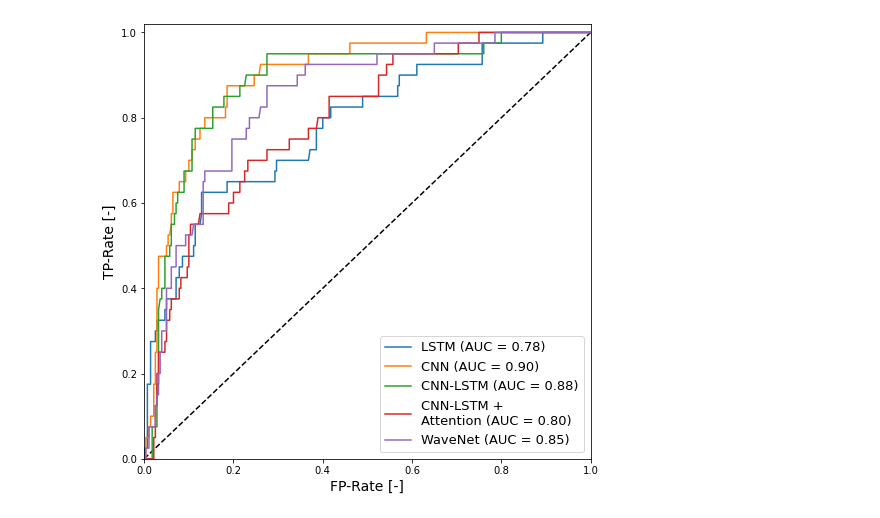
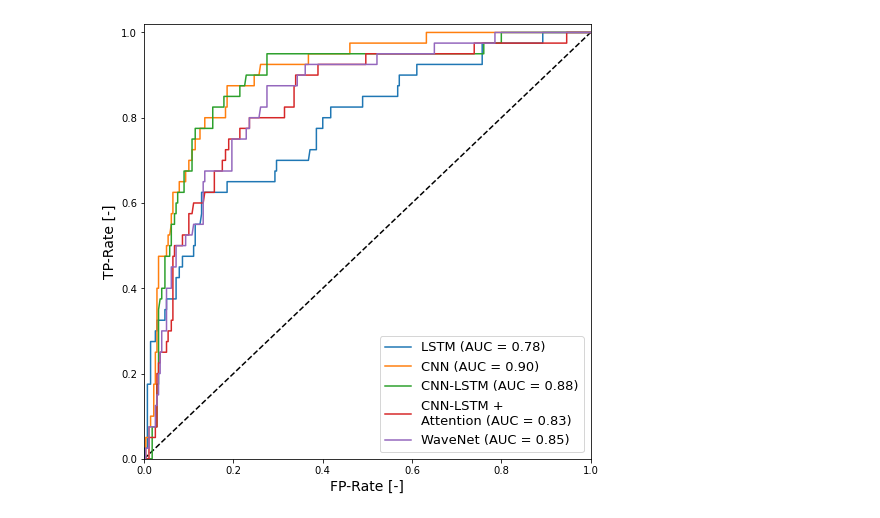
Before and after one commit to dmholtz/deep-anomaly-detection, a Jupyter notebook: figures/roc_curve.ipynb, the cells around one changed output. Drawn from its saved outputs; the diff is of its cells as text; code cells hidden in the pictures.

Commit message:
update figures to match the latest results

```diff
--- a/figures/roc_curve.ipynb
+++ b/figures/roc_curve.ipynb
@@ -7,35 +7,35 @@ TPR = {
     "LSTM": [0.0,0.025,0.025,0.175,0.175,0.275,0.275,0.3,0.3,0.325,0.325,0.325,0.325,0.35,0.35,0.375,0.375,0.425,0.425,0.45,0.45,0.475,0.475,0.5,0.5,0.55,0.55,0.575,0.625,0.625,0.65,0.65,0.675,0.675,0.7,0.7,0.725,0.725,0.775,0.775,0.8,0.8,0.825,0.825,0.85,0.85,0.875,0.875,0.9,0.9,0.925,0.925,0.925,0.925,0.925,0.925,0.975,0.975,0.975,0.975,0.975,0.975,1.0,1.0,1.0,1.0,1.0,1.0,],
     "CNN": [0.0,0.0,0.05,0.05,0.075,0.075,0.1,0.1,0.175,0.175,0.25,0.25,0.275,0.325,0.4,0.4,0.475,0.475,0.5,0.5,0.525,0.525,0.55,0.575,0.575,0.625,0.625,0.65,0.65,0.675,0.675,0.7,0.7,0.725,0.725,0.75,0.75,0.775,0.775,0.8,0.8,0.825,0.825,0.875,0.875,0.875,0.875,0.9,0.9,0.925,0.925,0.95,0.95,0.975,0.975,0.975,0.975,1.0,1.0,1.0,1.0,1.0,1.0,1.0,1.0,1.0,1.0,1.0,1.0,],
     "CNN-LSTM": [0.0,0.0,0.0,0.075,0.075,0.175,0.175,0.35,0.375,0.375,0.4,0.4,0.475,0.475,0.5,0.5,0.55,0.55,0.575,0.575,0.6,0.6,0.625,0.625,0.625,0.675,0.675,0.75,0.75,0.775,0.775,0.825,0.825,0.85,0.85,0.875,0.875,0.9,0.9,0.95,0.95,0.95,0.95,0.95,0.95,0.95,0.95,0.975,0.975,1.0,1.0,1.0,1.0,1.0,1.0,1.0,],
-    "CNN-LSTM + \nAttention": [0.0,0.0,0.0,0.05,0.05,0.125,0.125,0.2,0.2,0.25,0.25,0.275,0.275,0.325,0.325,0.35,0.35,0.375,0.375,0.375,0.4,0.4,0.425,0.425,0.45,0.45,0.525,0.525,0.55,0.55,0.575,0.575,0.6,0.6,0.625,0.625,0.65,0.65,0.675,0.675,0.7,0.7,0.725,0.725,0.75,0.75,0.775,0.775,0.8,0.8,0.85,0.85,0.9,0.9,0.925,0.925,0.95,0.95,0.95,0.95,0.95,0.95,0.975,0.975,0.975,0.975,1.0,1.0,1.0,1.0,1.0,1.0,1.0,1.0,],
+    "CNN-LSTM + \nAttention": [0.0,0.0,0.0,0.05,0.05,0.075,0.075,0.2,0.2,0.225,0.225,0.25,0.25,0.275,0.275,0.3,0.3,0.325,0.325,0.425,0.475,0.475,0.5,0.5,0.525,0.525,0.525,0.575,0.575,0.6,0.6,0.625,0.625,0.675,0.675,0.7,0.7,0.725,0.725,0.75,0.75,0.775,0.775,0.8,0.8,0.825,0.825,0.875,0.875,0.9,0.9,0.925,0.925,0.925,0.925,0.95,0.95,0.95,0.95,0.975,0.975,0.975,0.975,0.975,0.975,0.975,1.0,1.0,],
     "WaveNet": [0.0,0.0,0.025,0.025,0.075,0.075,0.125,0.125,0.15,0.15,0.2,0.2,0.25,0.25,0.3,0.3,0.4,0.4,0.45,0.45,0.5,0.5,0.525,0.525,0.55,0.55,0.6,0.65,0.65,0.675,0.675,0.675,0.75,0.75,0.775,0.775,0.8,0.8,0.825,0.825,0.875,0.875,0.875,0.875,0.9,0.9,0.925,0.925,0.925,0.925,0.925,0.925,0.925,0.925,0.95,0.95,0.975,0.975,1.0,1.0,1.0,1.0,1.0,1.0,],
 }
 FPR = {
     "LSTM": [0.0,0.0,0.007142857142857143,0.007142857142857143,0.014285714285714285,0.014285714285714285,0.025,0.025,0.02857142857142857,0.02857142857142857,0.03571428571428571,0.04285714285714286,0.04642857142857143,0.04642857142857143,0.05,0.05,0.07142857142857142,0.07142857142857142,0.07857142857142857,0.07857142857142857,0.08571428571428572,0.08571428571428572,0.11071428571428571,0.11071428571428571,0.11428571428571428,0.11428571428571428,0.125,0.12857142857142856,0.12857142857142856,0.18571428571428572,0.18571428571428572,0.29285714285714287,0.29285714285714287,0.29642857142857143,0.29642857142857143,0.3678571428571429,0.37142857142857144,0.38571428571428573,0.38571428571428573,0.4,0.4,0.41785714285714287,0.41785714285714287,0.48928571428571427,0.48928571428571427,0.5678571428571428,0.5678571428571428,0.5714285714285714,0.5714285714285714,0.6107142857142858,0.6107142857142858,0.6392857142857142,0.6464285714285715,0.6678571428571428,0.675,0.7571428571428571,0.7571428571428571,0.8392857142857143,0.8464285714285714,0.875,0.8821428571428571,0.8928571428571429,0.8928571428571429,0.9214285714285714,0.9285714285714286,0.9892857142857143,0.9964285714285714,1.0,],
     "CNN": [0.0,0.0035714285714285713,0.0035714285714285713,0.010714285714285714,0.010714285714285714,0.014285714285714285,0.014285714285714285,0.02142857142857143,0.02142857142857143,0.025,0.025,0.02857142857142857,0.02857142857142857,0.02857142857142857,0.02857142857142857,0.03214285714285714,0.03214285714285714,0.05,0.05,0.05357142857142857,0.05357142857142857,0.05714285714285714,0.060714285714285714,0.060714285714285714,0.06428571428571428,0.06428571428571428,0.07857142857142857,0.07857142857142857,0.09285714285714286,0.09285714285714286,0.1,0.1,0.10714285714285714,0.10714285714285714,0.11428571428571428,0.11428571428571428,0.125,0.125,0.1357142857142857,0.1357142857142857,0.18214285714285713,0.18214285714285713,0.18571428571428572,0.18571428571428572,0.20714285714285716,0.21428571428571427,0.24642857142857144,0.24642857142857144,0.2571428571428571,0.26071428571428573,0.3678571428571429,0.3678571428571429,0.4607142857142857,0.4607142857142857,0.5285714285714286,0.5357142857142857,0.6321428571428571,0.6321428571428571,0.6714285714285714,0.6785714285714286,0.7392857142857143,0.7464285714285714,0.7571428571428571,0.7642857142857142,0.775,0.7821428571428571,0.9321428571428572,0.9392857142857143,1.0,],
     "CNN-LSTM": [0.0,0.0035714285714285713,0.017857142857142856,0.017857142857142856,0.02857142857142857,0.02857142857142857,0.03214285714285714,0.03214285714285714,0.03571428571428571,0.039285714285714285,0.039285714285714285,0.04642857142857143,0.04642857142857143,0.05714285714285714,0.05714285714285714,0.060714285714285714,0.060714285714285714,0.06785714285714285,0.06785714285714285,0.07142857142857142,0.07142857142857142,0.075,0.075,0.08214285714285714,0.08928571428571429,0.08928571428571429,0.10714285714285714,0.10714285714285714,0.11428571428571428,0.11428571428571428,0.15357142857142858,0.15357142857142858,0.17857142857142858,0.17857142857142858,0.21428571428571427,0.21428571428571427,0.225,0.22857142857142856,0.275,0.275,0.3535714285714286,0.3607142857142857,0.7107142857142857,0.7178571428571429,0.7464285714285714,0.7535714285714286,0.7607142857142857,0.7607142857142857,0.8,0.8,0.8071428571428572,0.925,0.9321428571428572,0.9678571428571429,0.975,1.0,],
-    "CNN-LSTM + \nAttention": [0.0,0.0035714285714285713,0.02142857142857143,0.02142857142857143,0.025,0.025,0.02857142857142857,0.02857142857142857,0.03214285714285714,0.03214285714285714,0.04642857142857143,0.04642857142857143,0.05,0.05,0.05714285714285714,0.05714285714285714,0.060714285714285714,0.060714285714285714,0.06785714285714285,0.07857142857142857,0.07857142857142857,0.08214285714285714,0.08214285714285714,0.09642857142857143,0.09642857142857143,0.1,0.1,0.10357142857142858,0.10357142857142858,0.12142857142857143,0.125,0.18928571428571428,0.18928571428571428,0.2,0.2,0.21428571428571427,0.21428571428571427,0.225,0.225,0.23214285714285715,0.23214285714285715,0.275,0.275,0.325,0.325,0.3678571428571429,0.3678571428571429,0.38571428571428573,0.3892857142857143,0.4142857142857143,0.4142857142857143,0.525,0.525,0.5428571428571428,0.5428571428571428,0.5571428571428572,0.5571428571428572,0.6285714285714286,0.6357142857142857,0.6892857142857143,0.6964285714285714,0.7035714285714286,0.7035714285714286,0.7107142857142857,0.7178571428571429,0.75,0.75,0.8964285714285715,0.9035714285714286,0.95,0.9571428571428572,0.975,0.9821428571428571,1.0,],
+    "CNN-LSTM + \nAttention": [0.0,0.0035714285714285713,0.010714285714285714,0.010714285714285714,0.025,0.025,0.02857142857142857,0.02857142857142857,0.03214285714285714,0.03214285714285714,0.03571428571428571,0.03571428571428571,0.05,0.05,0.05357142857142857,0.05357142857142857,0.060714285714285714,0.060714285714285714,0.06428571428571428,0.06428571428571428,0.06428571428571428,0.06785714285714285,0.06785714285714285,0.08571428571428572,0.08571428571428572,0.09285714285714286,0.1,0.1,0.10714285714285714,0.11071428571428571,0.13214285714285715,0.1357142857142857,0.15714285714285714,0.15714285714285714,0.175,0.175,0.18214285714285713,0.18214285714285713,0.18928571428571428,0.18928571428571428,0.21428571428571427,0.21428571428571427,0.2357142857142857,0.2357142857142857,0.3142857142857143,0.3142857142857143,0.3357142857142857,0.3357142857142857,0.3392857142857143,0.3392857142857143,0.3892857142857143,0.3892857142857143,0.45714285714285713,0.4642857142857143,0.49642857142857144,0.49642857142857144,0.7142857142857143,0.7214285714285714,0.7392857142857143,0.7392857142857143,0.8035714285714286,0.8107142857142857,0.9142857142857143,0.9285714285714286,0.9392857142857143,0.9464285714285714,0.9464285714285714,1.0,],
     "WaveNet": [0.0,0.0035714285714285713,0.0035714285714285713,0.010714285714285714,0.010714285714285714,0.025,0.025,0.02857142857142857,0.02857142857142857,0.03214285714285714,0.03214285714285714,0.03571428571428571,0.03571428571428571,0.039285714285714285,0.039285714285714285,0.05,0.05,0.060714285714285714,0.060714285714285714,0.07142857142857142,0.07142857142857142,0.09285714285714286,0.09285714285714286,0.10714285714285714,0.11071428571428571,0.13214285714285715,0.13214285714285715,0.13214285714285715,0.1357142857142857,0.1357142857142857,0.18928571428571428,0.19642857142857142,0.19642857142857142,0.22857142857142856,0.22857142857142856,0.2357142857142857,0.2357142857142857,0.2571428571428571,0.26071428571428573,0.275,0.275,0.28214285714285714,0.2892857142857143,0.34285714285714286,0.34285714285714286,0.3607142857142857,0.3607142857142857,0.4357142857142857,0.44285714285714284,0.4857142857142857,0.4928571428571429,0.5071428571428571,0.5142857142857142,0.5214285714285715,0.5214285714285715,0.65,0.65,0.7857142857142857,0.7857142857142857,0.8464285714285714,0.8535714285714285,0.95,0.9571428571428572,1.0,],
 }
 
 fig, ax = plt.subplots(figsize=(8,8))
 ax.plot([0,1],[0,1], '--', color='k')
 
 for key, tpr in TPR.items():
     fpr = FPR[key]
     auc = metrics.auc(fpr, tpr)
     ax.plot(fpr, tpr, label=f'{key} (AUC = {auc:.2f})')
 
 #ax.plot([0], 1, 'x', label='ideales Modell')
 
 ax.set_xlabel('FP-Rate [-]', fontsize=14)
 ax.set_ylabel('TP-Rate [-]', fontsize=14)
 
 ax.set_xlim([0,1])
 ax.set_ylim([0,1.02])
 
 legend = ax.legend(fontsize=13)
 
 fig.savefig('roc.pdf', bbox_inches='tight')
 # %% [output]
-[figure, old version]
+[figure, new version]
```
Also changed, not shown: 4 other files.
